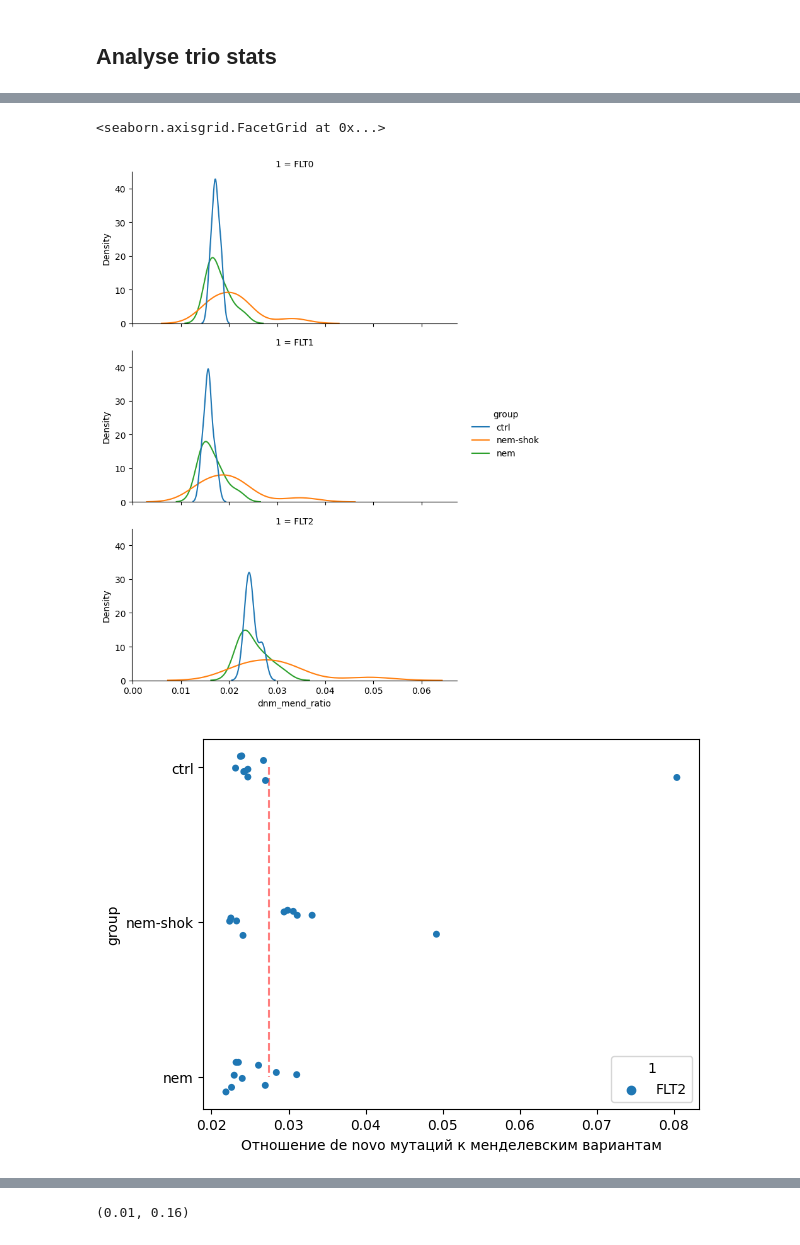
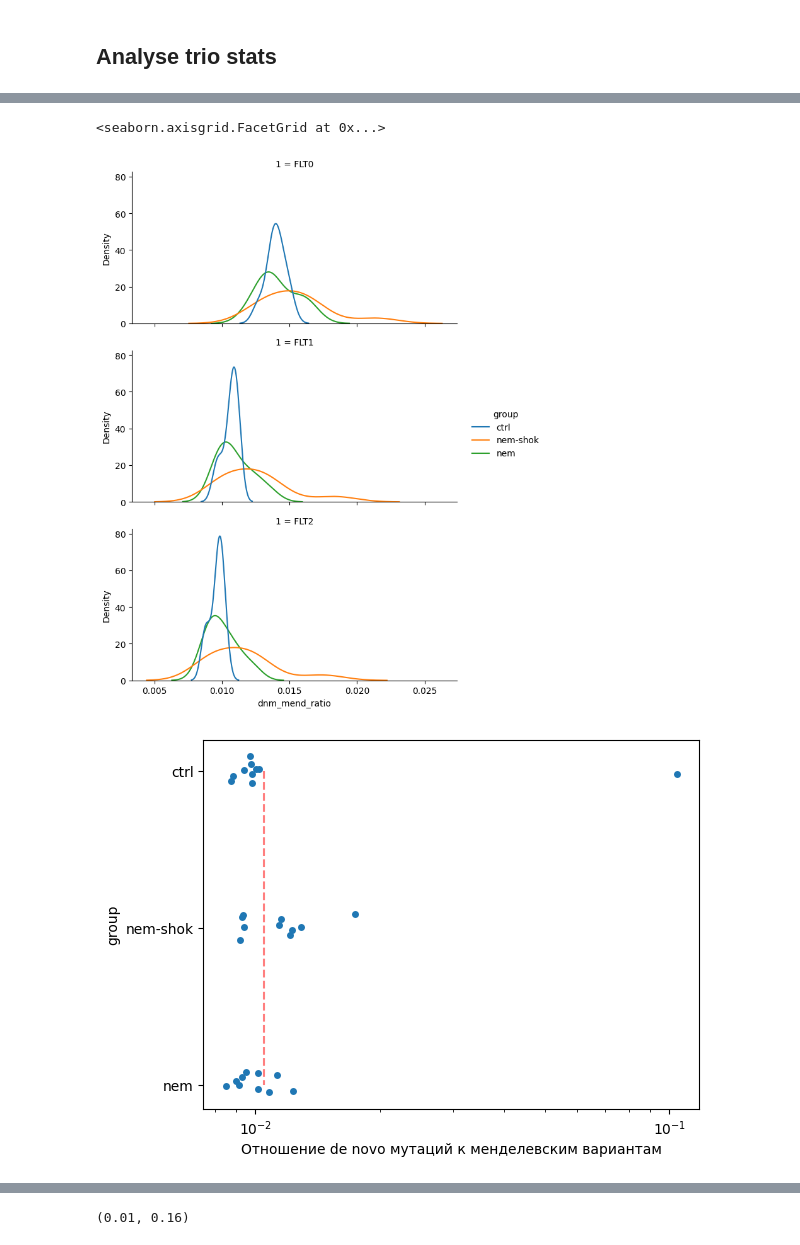
Before and after one commit to mitoclub/AquaSelection, a Jupyter notebook: intersect.ipynb, the cells around one changed output, grey strips where cells are left out. Cells and saved outputs as stored; diff of their text form; code cells hidden in the pictures.

```diff
--- a/intersect.ipynb
+++ b/intersect.ipynb
@@ -556,7 +630,8 @@ sns.clustermap(mendel_errs_counts.drop(['CAR2471', 'CAR2474'], axis=1), figsize=
 # %%
 labels = ['ctrl'] * 10 + ['nem-shok'] * 10 + ['nem'] * 10
 # %%
-trio_stats = pd.read_csv('./data/interim/redo/trio.stats3.txt',
+# trio_stats = pd.read_csv('./data/interim/redo/trio.stats3.txt',
+trio_stats = pd.read_csv('./data/interim/cor/trio.stats.all.txt',
                          comment='#', sep='\t', header=None)
 trio_stats.columns += 1
 trio_stats['group'] = len(trio_stats) // 30 * labels
@@ -573,15 +648,21 @@ sns.displot(trio_stats[trio_stats.dnm_mend_ratio < 0.05],
 )
 # %% [output]
 <seaborn.axisgrid.FacetGrid at 0x...>
-[figure, old version]
+[figure, new version]
 # %%
 sns.stripplot(trio_stats[(trio_stats.dnm_mend_ratio < 0.5) & (trio_stats[1] == 'FLT2')],
-              x='dnm_mend_ratio', y='group', hue=1)
-plt.vlines(0.0275, 0, 2, 'red', 'dashed', '0.02', alpha=0.5,)
+              x='dnm_mend_ratio', y='group')
+
+max_ctrl_val = trio_stats[(trio_stats[1] == 'FLT2') & \
+                          (trio_stats['group'] == 'ctrl')]['dnm_mend_ratio']\
+                                .sort_values().iloc[-2] + 3e-4
+
+plt.vlines(max_ctrl_val, 0, 2, 'red', 'dashed', '0.02', alpha=0.5,)
 plt.xlabel('Отношение de novo мутаций к менделевским вариантам')
+plt.xscale('log')
 plt.savefig('./figures/dnv_mend_ratio.pdf');
 # %% [output]
-[figure, old version]
+[figure, new version]
 # %%
 #wrong
 wrong_trio_stats = pd.read_csv('./data/interim/redo/trio.stats.txt.wrong',
```
Also changed, not shown: parts of 43 cells of this notebook, 3 other files.
